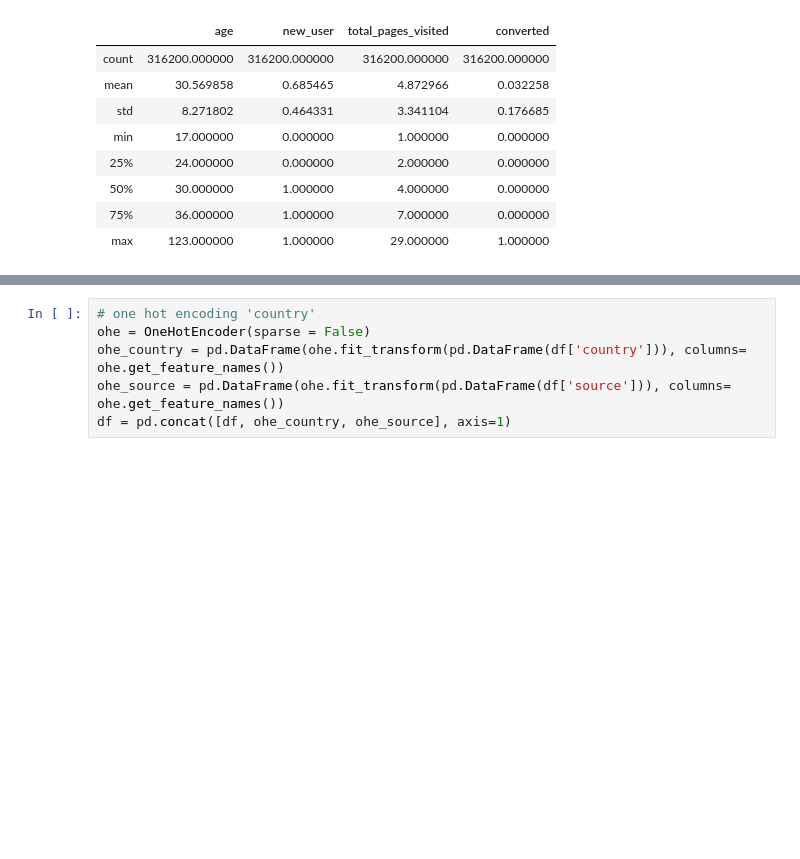
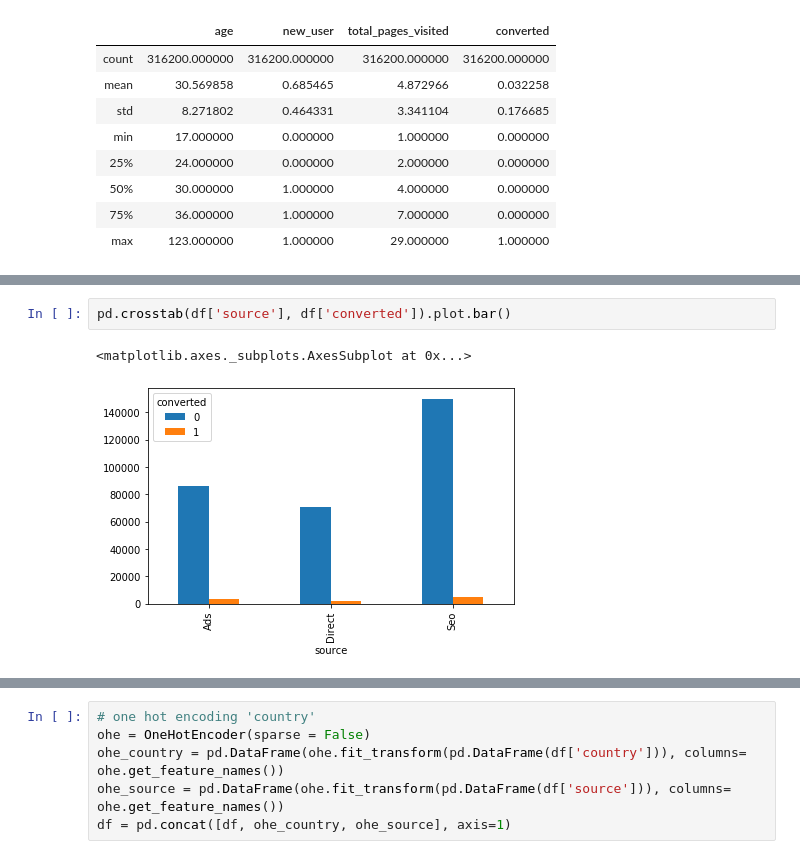
Before and after one commit to Daihongchen/conversion_project_classification, a Jupyter notebook: conversion_prediction.ipynb, the cells around one changed output, grey strips where cells are left out. Saved outputs shown, nothing was run; the diff lists cells and outputs as text; blank space fills up the shorter version.

```diff
--- a/conversion_prediction.ipynb
+++ b/conversion_prediction.ipynb
@@ -74,0 +85,5 @@ plt.hist(df['new_user'])
+# %%
+pd.crosstab(df['source'], df['converted']).plot.bar()
+# %% [output]
+<matplotlib.axes._subplots.AxesSubplot at 0x...>
+[figure, added]
```
Also changed, not shown: parts of 20 cells of this notebook.
